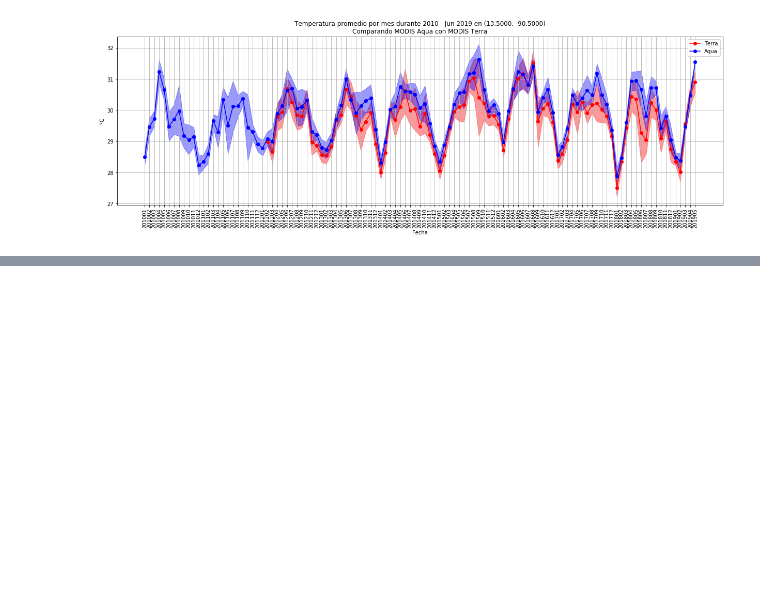
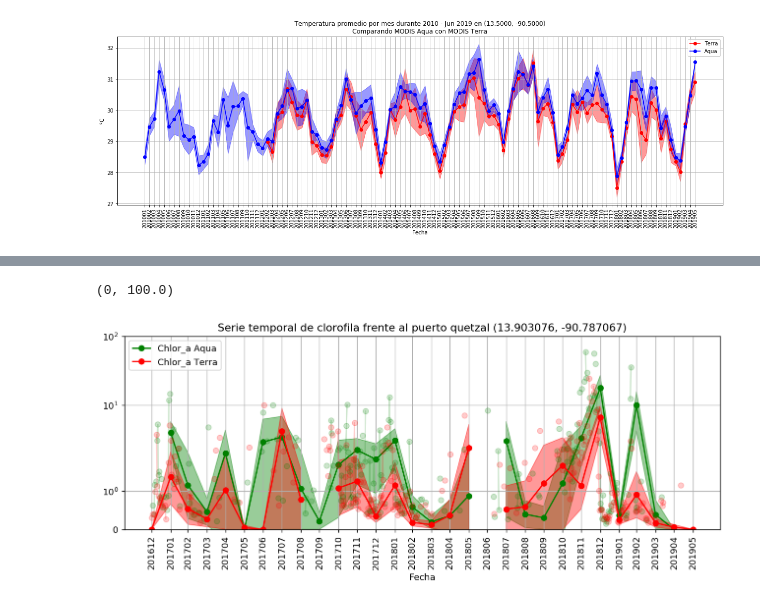
Before and after one commit to Guitlle/Marea-Roja-en-Guatemala, a Jupyter notebook: explorar-datos/Datos Historicos - explorar.ipynb, the cells around one changed output, grey strips where cells are left out. Saved outputs shown, nothing was run; the diff lists cells and outputs as text; code cells hidden in the pictures; blank space fills up the shorter version.

```diff
--- a/explorar-datos/Datos Historicos - explorar.ipynb
+++ b/explorar-datos/Datos Historicos - explorar.ipynb
@@ -247,0 +260,23 @@ Text(0.5, 0, 'Fecha')
+# %%
+# Leyendo 2018
+datapath = "../../MODIS-Aqua-SST-ChlorA-BBT/output/"
+i = 0
+dsAChl = []
+for filename in os.listdir(datapath):
+    if "chlor_a" in filename and ("MODA2018" in filename or "MODA2017" in filename or "MODA2019" in filename):
+        dataset = xa.open_dataset(datapath + filename)
+        dsAChl.append(dataset)
+        i += 1
+datapath = "../../MODIS-Terra-SST-ChlorA-B/output/"
+i = 0
+dsTChl = []
+for filename in os.listdir(datapath):
+    if "chlor_a" in filename and ("MODT2018" in filename or "MODT2017" in filename or "MODT2019" in filename):
+        dataset = xa.open_dataset(datapath + filename)
+        dsTChl.append(dataset)
+        i += 1
+
+dsAChl = sorted(dsAChl, key= lambda x: int(x.attrs["product_name"][1:8]) )
+dsTChl = sorted(dsTChl, key= lambda x: int(x.attrs["product_name"][1:8]) )
+xa_Achl = xa.concat([x["chlor_a"] for x in dsAChl], pd.Index(data = pd.to_datetime([x.attrs["time_coverage_start"][0:10] for x in dsAChl]), name="date" ) )
+xa_Tchl = xa.concat([x["chlor_a"] for x in dsTChl], pd.Index(data = pd.to_datetime([x.attrs["time_coverage_start"][0:10] for x in dsTChl]), name="date" ) )
@@ -247,0 +331,21 @@ Text(0.5, 0, 'Fecha')
+# %%
+rAchl, mmAchl, mnAchl, mstdAchl = processTimeseries(xa_Achl)
+rTchl, mmTchl, mnTchl, mstdTchl = processTimeseries(xa_Tchl)
+# %%
+# puerto san jose
+lat, lon = (13.903076, -90.787067)
+
+plt.rcParams["figure.figsize"] = (12,4)
+plt.rcParams["figure.dpi"] = 130
+
+plotTimeseries(lat,lon, "green", "Chlor_a Aqua", monthlymeans=mmAchl, stderr=mstdAchl, xa = xa_Achl)
+
+plotTimeseries(lat,lon, "red", "Chlor_a Terra", monthlymeans=mmTchl, stderr=mstdTchl, xa = xa_Tchl)
+plt.legend(loc="best")
+plt.grid("on")
+plt.title("Serie temporal de clorofila frente al puerto quetzal ({}, {})".format(lat,lon))
+plt.yscale("symlog")
+plt.ylim([0,1e2])
+# %% [output]
+(0, 100.0)
+[figure, added]
```
Also changed, not shown: parts of 10 cells of this notebook, 1 other file.
